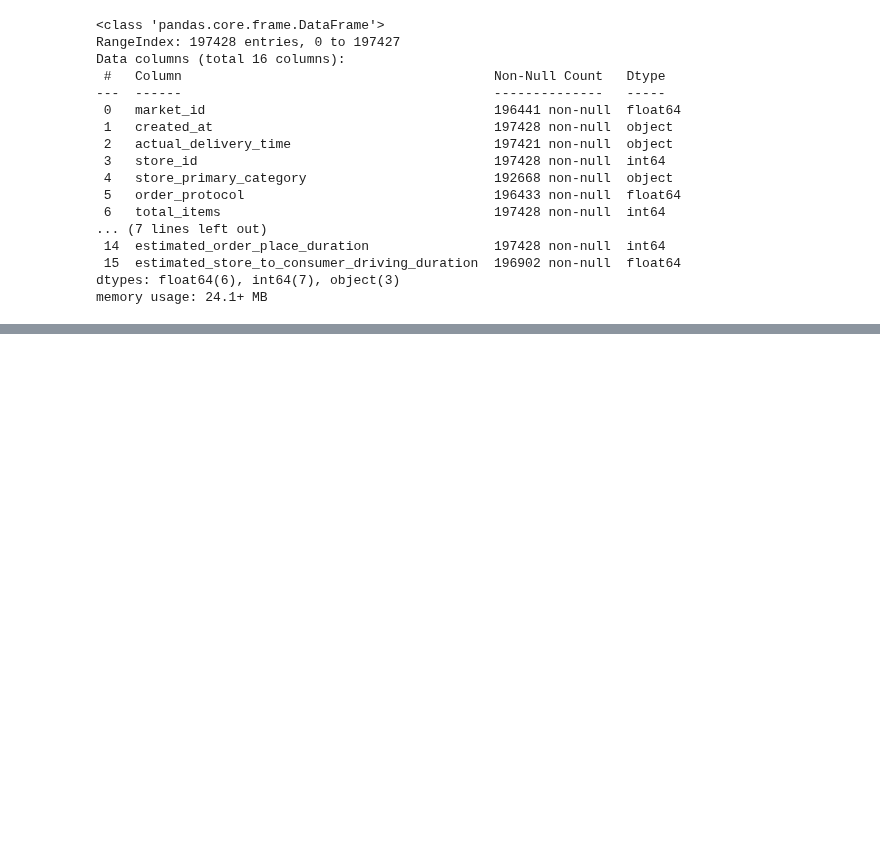
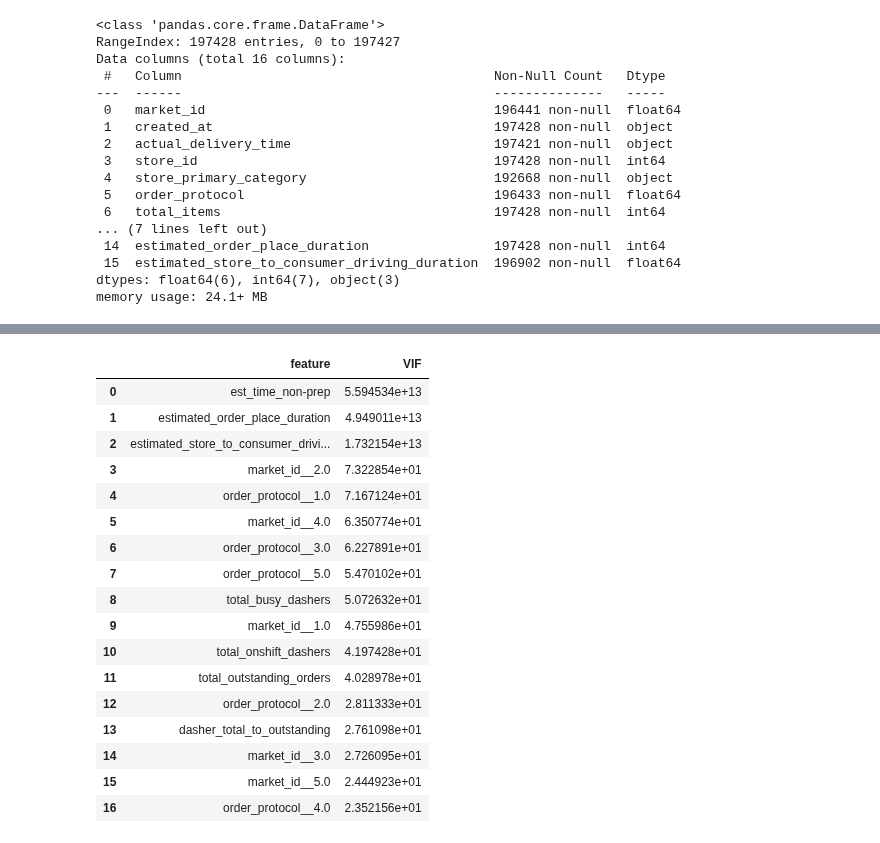
Before and after one commit to Tanag3r/stratascratch_projects, a Jupyter notebook: doordash_delivery_est/doordash_est.ipynb, the cells around one changed output, grey strips where cells are left out. Saved outputs shown, nothing was run; the diff lists cells and outputs as text; code cells hidden in the pictures; blank space fills up the shorter version.

```diff
--- a/doordash_delivery_est/doordash_est.ipynb
+++ b/doordash_delivery_est/doordash_est.ipynb
@@ -132,0 +201,14 @@ train_df.head()
+# %%
+## check for variance inflaction
+
+def calcVIF(feature_frame:pd.DataFrame,target_feature:str):
+    try:
+        feature_list = feature_frame.drop(columns=[target_feature]).columns.to_list()
+        vif_frame = pd.DataFrame()
+        vif_frame['feature'] = feature_list
+        vif_frame['VIF'] = [variance_inflation_factor(feature_frame[feature_list].values,i) for i in range(len(feature_list))]
+    except Exception as ex:
+        raise ex
+    return vif_frame.sort_values(by=['VIF'],ascending=False).reset_index(drop=True)
+# %%
+vif_table = calcVIF(feature_frame=train_df,target_feature='actual_total_delivery_duration')
@@ -132,0 +233,21 @@ train_df.head()
+# %%
+vif_table[vif_table['VIF'] > 20]
+# %% [output]
+|  | feature | VIF |
+| 0 | est_time_non-prep | 5.594534e+13 |
+| 1 | estimated_order_place_duration | 4.949011e+13 |
+| 2 | estimated_store_to_consumer_drivi... | 1.732154e+13 |
+| 3 | market_id__2.0 | 7.322854e+01 |
+| 4 | order_protocol__1.0 | 7.167124e+01 |
+| 5 | market_id__4.0 | 6.350774e+01 |
+| 6 | order_protocol__3.0 | 6.227891e+01 |
+| 7 | order_protocol__5.0 | 5.470102e+01 |
+| 8 | total_busy_dashers | 5.072632e+01 |
+| 9 | market_id__1.0 | 4.755986e+01 |
+| 10 | total_onshift_dashers | 4.197428e+01 |
+| 11 | total_outstanding_orders | 4.028978e+01 |
+| 12 | order_protocol__2.0 | 2.811333e+01 |
+| 13 | dasher_total_to_outstanding | 2.761098e+01 |
+| 14 | market_id__3.0 | 2.726095e+01 |
+| 15 | market_id__5.0 | 2.444923e+01 |
+| 16 | order_protocol__4.0 | 2.352156e+01 |
```
Also changed, not shown: parts of 6 cells of this notebook.
